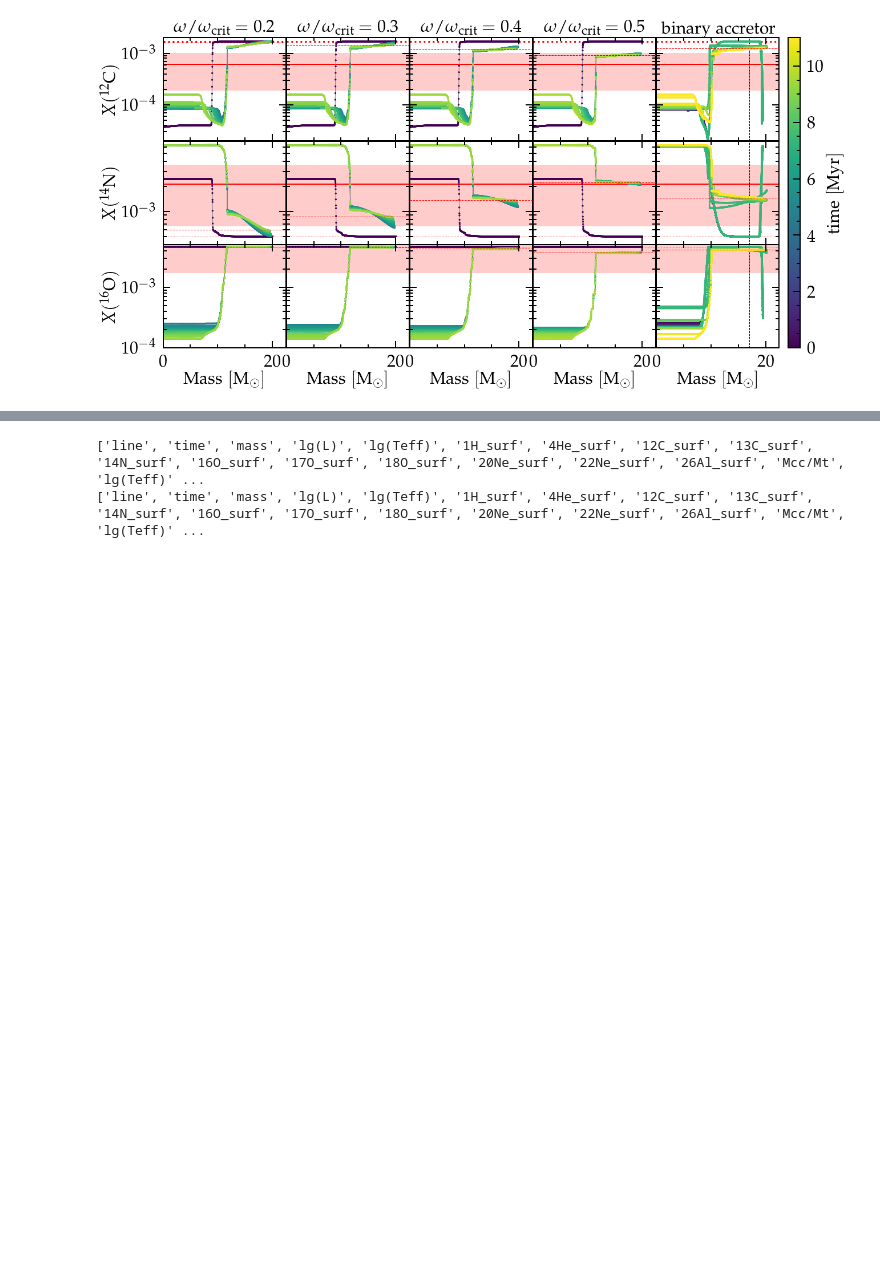
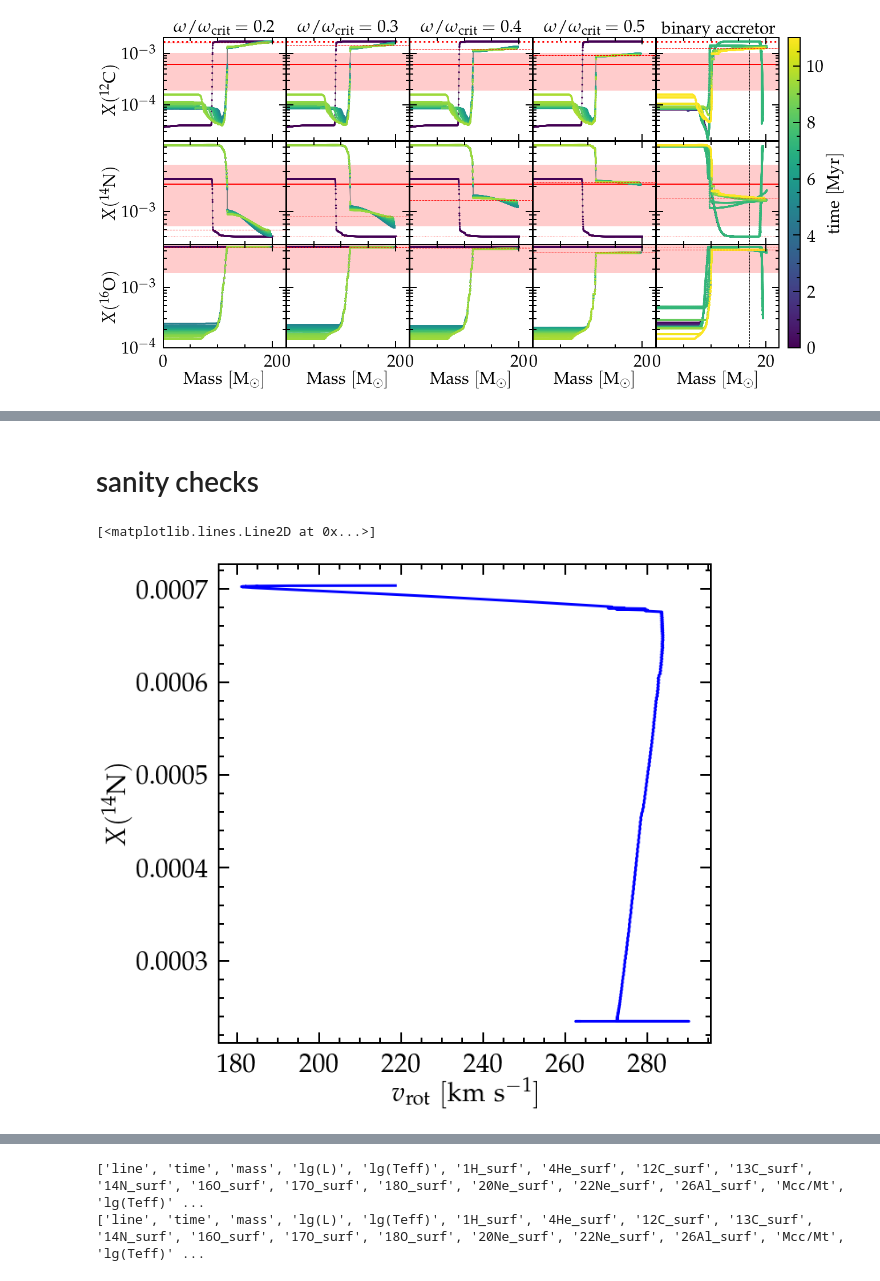
Before and after one commit to mathren/zeta_oph, a Jupyter notebook: notebooks/mixing_and_AM.ipynb, the cells around one changed output, grey strips where cells are left out. Cells and saved outputs as stored; diff of their text form; code cells hidden in the pictures; blank space fills up the shorter version.

```diff
--- a/notebooks/mixing_and_AM.ipynb
+++ b/notebooks/mixing_and_AM.ipynb
@@ -434,0 +433,24 @@ Text(0, 0.5, '$\\mathrm{time \\ [Myr]}$')
+# %% [markdown]
+# sanity checks
+# %%
+# Hunter diagram for 13Msun Z=Z_LMC=0.0047
+folder = "/mnt/home/mrenzo/RUNS/zeta_ophiuchi/single_star/Z0.0047/13/rot_0.4_crit/LOGS/"
+
+fig = plt.figure(figsize=(10,10))
+gs = gridspec.GridSpec(120, 155)
+
+ax = fig.add_subplot(gs[:, :])
+ax.set_ylabel(r"$X(^{14}\mathrm{N})$")
+ax.set_xlabel(r"$v_\mathrm{rot} \ \mathrm{[km\ s^{-1}]}$")
+
+
+src, col = getSrcCol(folder+"/history.data")
+n14 = src[:, col.index("surface_n14")]
+vrot = src[:, col.index("surf_avg_v_rot")]
+
+
+label = "13Msun, Z=0.0047"
+ax.plot(vrot, n14, c='b', label=label)
+# %% [output]
+[<matplotlib.lines.Line2D at 0x...>]
+[figure, added]
```
Also changed, not shown: parts of 7 cells of this notebook.
